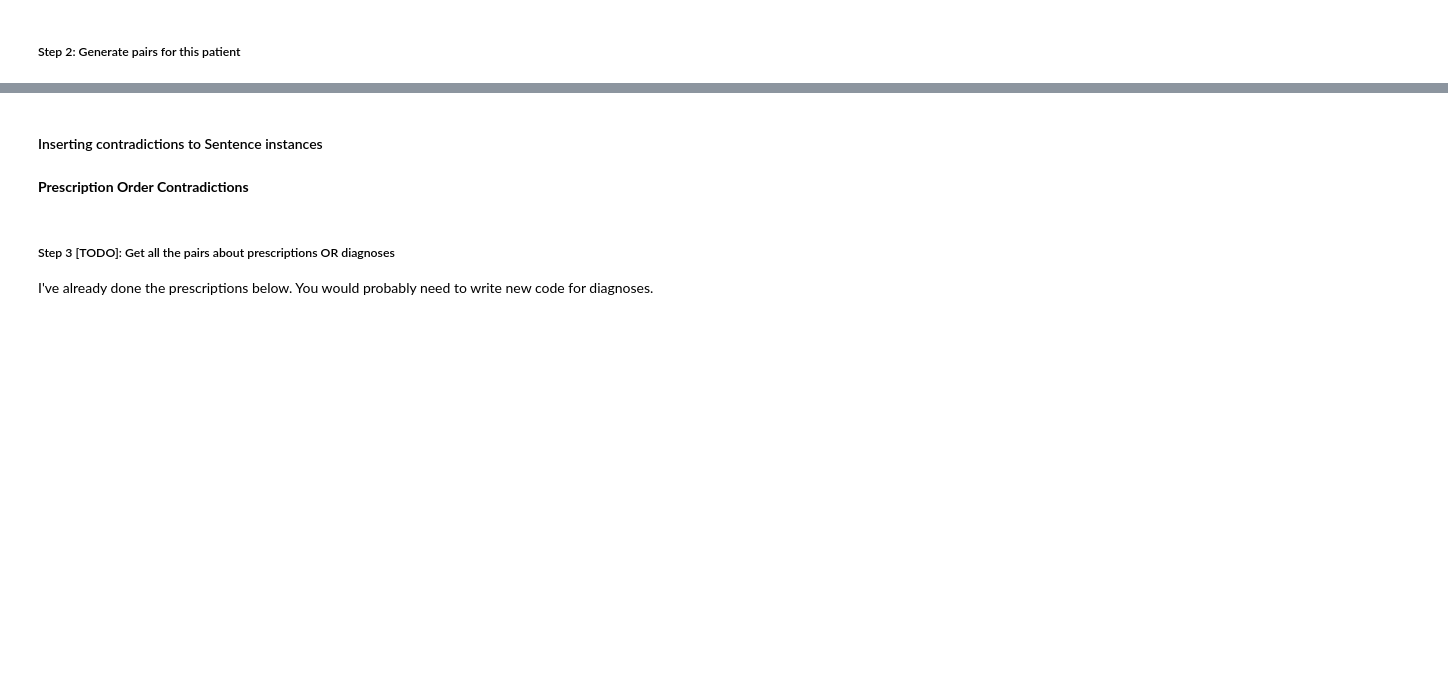
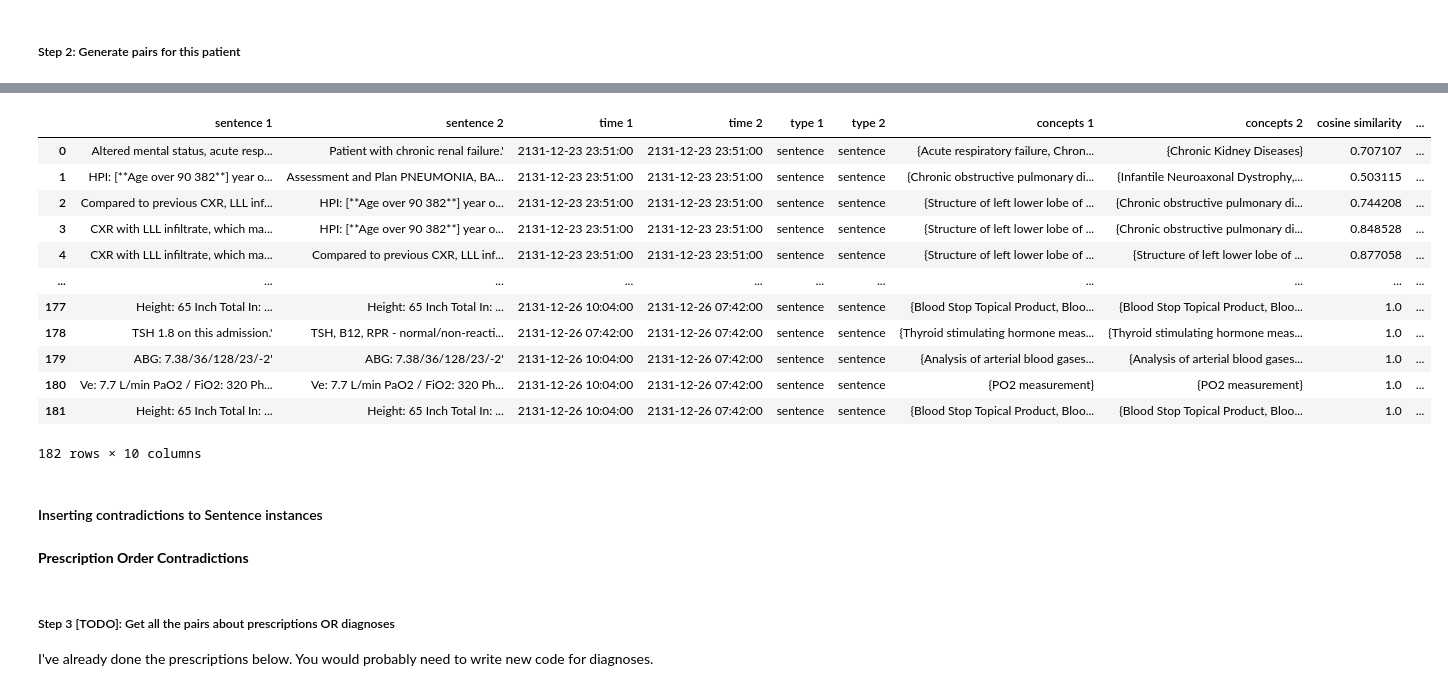
Before and after one commit to sakuralily11/opennotes-error-detection, a Jupyter notebook: Data Processing.ipynb, the cells around one changed output, grey strips where cells are left out. Drawn from its saved outputs; the diff is of its cells as text; code cells hidden in the pictures; blank space fills up the shorter version.

Commit message:
added labs and resolved lab/sentence issue

```diff
--- a/Data Processing.ipynb
+++ b/Data Processing.ipynb
@@ -534,6 +535,22 @@ Cosine similarity: 0.7071067811865477
 ********** Processing data for 2131-12-27 **********
 ********** Processing data for 2131-12-28 **********
 ********** Processing data for 2131-12-29 **********
+# %%
+df
+# %% [output]
+|  | sentence 1 | sentence 2 | time 1 | time 2 | type 1 | type 2 | concepts 1 | concepts 2 | cosine similarity | ... |
+| 0 | Altered mental status, acute resp... | Patient with chronic renal failure.' | 2131-12-23 23:51:00 | 2131-12-23 23:51:00 | sentence | sentence | {Acute respiratory failure, Chron... | {Chronic Kidney Diseases} | 0.707107 | ... |
+| 1 | HPI: [**Age over 90 382**] year o... | Assessment and Plan PNEUMONIA, BA... | 2131-12-23 23:51:00 | 2131-12-23 23:51:00 | sentence | sentence | {Chronic obstructive pulmonary di... | {Infantile Neuroaxonal Dystrophy,... | 0.503115 | ... |
+| 2 | Compared to previous CXR, LLL inf... | HPI: [**Age over 90 382**] year o... | 2131-12-23 23:51:00 | 2131-12-23 23:51:00 | sentence | sentence | {Structure of left lower lobe of ... | {Chronic obstructive pulmonary di... | 0.744208 | ... |
+| 3 | CXR with LLL infiltrate, which ma... | HPI: [**Age over 90 382**] year o... | 2131-12-23 23:51:00 | 2131-12-23 23:51:00 | sentence | sentence | {Structure of left lower lobe of ... | {Chronic obstructive pulmonary di... | 0.848528 | ... |
+| 4 | CXR with LLL infiltrate, which ma... | Compared to previous CXR, LLL inf... | 2131-12-23 23:51:00 | 2131-12-23 23:51:00 | sentence | sentence | {Structure of left lower lobe of ... | {Structure of left lower lobe of ... | 0.877058 | ... |
+| ... | ... | ... | ... | ... | ... | ... | ... | ... | ... | ... |
+| 177 | Height: 65 Inch Total In: ... | Height: 65 Inch Total In: ... | 2131-12-26 10:04:00 | 2131-12-26 07:42:00 | sentence | sentence | {Blood Stop Topical Product, Bloo... | {Blood Stop Topical Product, Bloo... | 1.0 | ... |
+| 178 | TSH 1.8 on this admission.' | TSH, B12, RPR - normal/non-reacti... | 2131-12-26 07:42:00 | 2131-12-26 07:42:00 | sentence | sentence | {Thyroid stimulating hormone meas... | {Thyroid stimulating hormone meas... | 1.0 | ... |
+| 179 | ABG: 7.38/36/128/23/-2' | ABG: 7.38/36/128/23/-2' | 2131-12-26 10:04:00 | 2131-12-26 07:42:00 | sentence | sentence | {Analysis of arterial blood gases... | {Analysis of arterial blood gases... | 1.0 | ... |
+| 180 | Ve: 7.7 L/min PaO2 / FiO2: 320 Ph... | Ve: 7.7 L/min PaO2 / FiO2: 320 Ph... | 2131-12-26 10:04:00 | 2131-12-26 07:42:00 | sentence | sentence | {PO2 measurement} | {PO2 measurement} | 1.0 | ... |
+| 181 | Height: 65 Inch Total In: ... | Height: 65 Inch Total In: ... | 2131-12-26 10:04:00 | 2131-12-26 07:42:00 | sentence | sentence | {Blood Stop Topical Product, Bloo... | {Blood Stop Topical Product, Bloo... | 1.0 | ... |
+182 rows × 10 columns
 # %% [markdown]
 #### Inserting contradictions to Sentence instances
 # %% [markdown]
```
Also changed, not shown: parts of 11 cells of this notebook, 1 other file.
